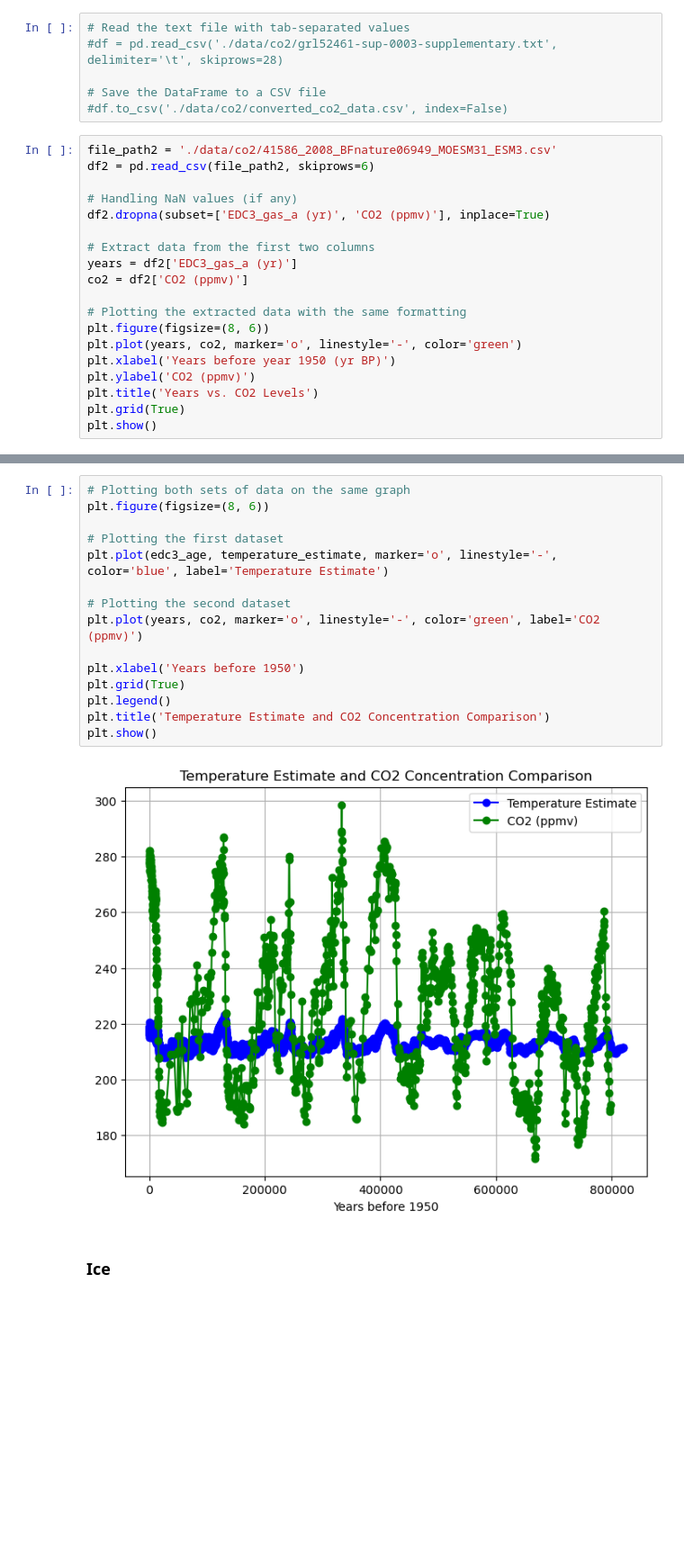
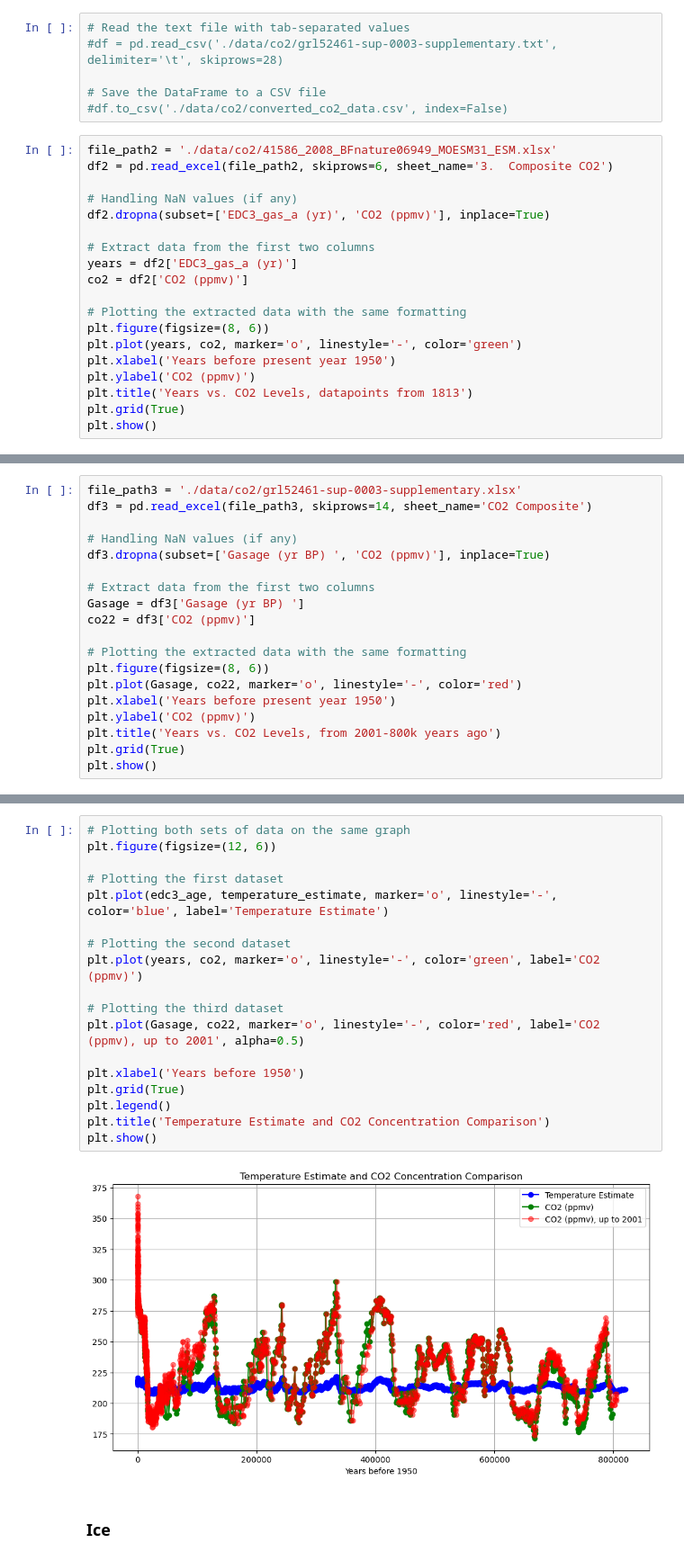
Before and after one commit to nexlanglxm/climate-data-analysis, a Jupyter notebook: project2/project.ipynb, the cells around one changed output, grey strips where cells are left out. Shown at 90% size. Cells and saved outputs as stored; diff of their text form; blank space fills up the shorter version.

Commit message:
Updating sources, using read from excel scraping

```diff
--- a/project2/project.ipynb
+++ b/project2/project.ipynb
@@ -65,8 +65,8 @@ plt.show()
 # Save the DataFrame to a CSV file
 #df.to_csv('./data/co2/converted_co2_data.csv', index=False)
 # %%
-file_path2 = './data/co2/41586_2008_BFnature06949_MOESM31_ESM3.csv'
-df2 = pd.read_csv(file_path2, skiprows=6)
+file_path2 = './data/co2/41586_2008_BFnature06949_MOESM31_ESM.xlsx'
+df2 = pd.read_excel(file_path2, skiprows=6, sheet_name='3.  Composite CO2')
 
 # Handling NaN values (if any)
 df2.dropna(subset=['EDC3_gas_a (yr)', 'CO2 (ppmv)'], inplace=True)
@@ -78,9 +78,9 @@ co2 = df2['CO2 (ppmv)']
 # Plotting the extracted data with the same formatting
 plt.figure(figsize=(8, 6))
 plt.plot(years, co2, marker='o', linestyle='-', color='green')
-plt.xlabel('Years before year 1950 (yr BP)')
+plt.xlabel('Years before present year 1950')
 plt.ylabel('CO2 (ppmv)')
-plt.title('Years vs. CO2 Levels')
+plt.title('Years vs. CO2 Levels, datapoints from 1813')
 plt.grid(True)
 plt.show()
 # %% [output]
@@ -87,0 +90,19 @@ plt.show()
+# %%
+file_path3 = './data/co2/grl52461-sup-0003-supplementary.xlsx'
+df3 = pd.read_excel(file_path3, skiprows=14, sheet_name='CO2 Composite')
+
+# Handling NaN values (if any)
+df3.dropna(subset=['Gasage (yr BP) ', 'CO2 (ppmv)'], inplace=True)
+
+# Extract data from the first two columns
+Gasage = df3['Gasage (yr BP) ']
+co22 = df3['CO2 (ppmv)']
+
+# Plotting the extracted data with the same formatting
+plt.figure(figsize=(8, 6))
+plt.plot(Gasage, co22, marker='o', linestyle='-', color='red')
+plt.xlabel('Years before present year 1950')
+plt.ylabel('CO2 (ppmv)')
+plt.title('Years vs. CO2 Levels, from 2001-800k years ago')
+plt.grid(True)
+plt.show()
@@ -88,20 +111,23 @@ plt.show()
 # %%
 # Plotting both sets of data on the same graph
-plt.figure(figsize=(8, 6))
+plt.figure(figsize=(12, 6))
 
 # Plotting the first dataset
 plt.plot(edc3_age, temperature_estimate, marker='o', linestyle='-', color='blue', label='Temperature Estimate')
 
 # Plotting the second dataset
 plt.plot(years, co2, marker='o', linestyle='-', color='green', label='CO2 (ppmv)')
 
+# Plotting the third dataset
+plt.plot(Gasage, co22, marker='o', linestyle='-', color='red', label='CO2 (ppmv), up to 2001', alpha=0.5)
+
 plt.xlabel('Years before 1950')
 plt.grid(True)
 plt.legend()
 plt.title('Temperature Estimate and CO2 Concentration Comparison')
 plt.show()
 # %% [output]
-[figure, old version]
+[figure, new version]
 # %% [markdown]
 ### Ice
 # %% [markdown]
```
Also changed, not shown: parts of 3 cells of this notebook.
